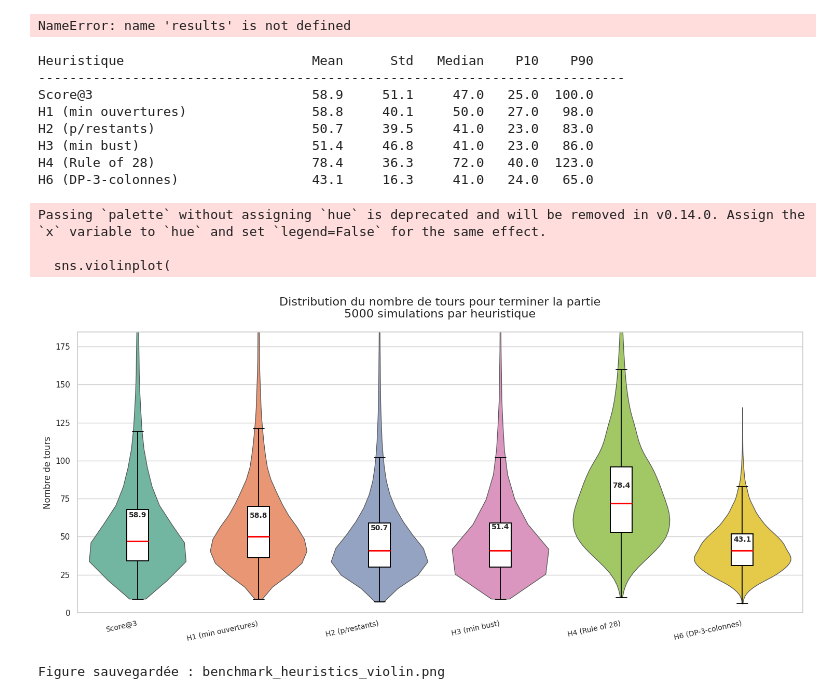
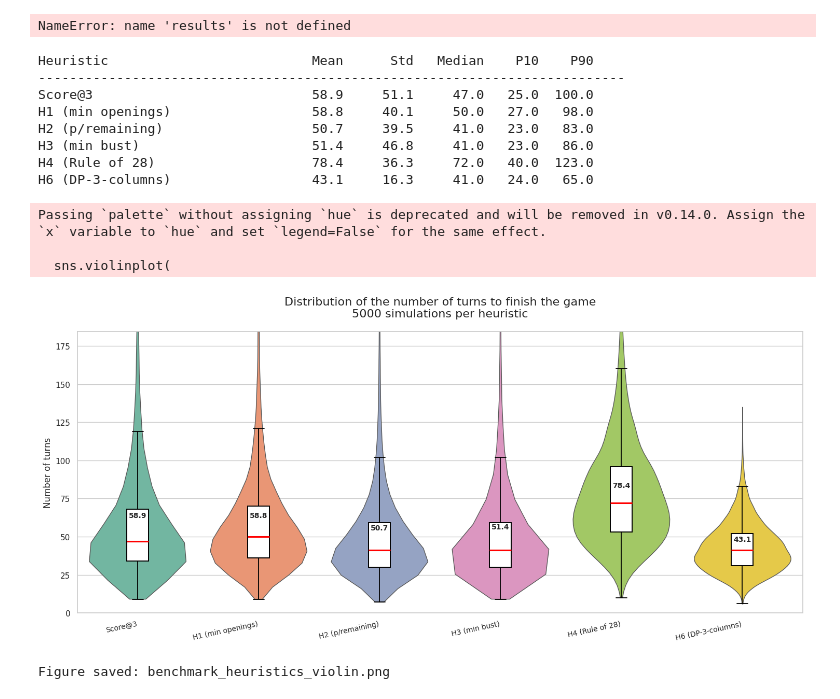
Before and after one commit to CamilleBernardB/Can-t-Stop-projet-IMI, a Jupyter notebook: heuristics_opening.ipynb, the cells around one changed output. Saved outputs shown, nothing was run; the diff lists cells and outputs as text; code cells hidden in the pictures.

```diff
--- a/heuristics_opening.ipynb
+++ b/heuristics_opening.ipynb
@@ -852,18 +852,18 @@ import matplotlib.pyplot as plt
 import seaborn as sns
 
 # ------------------------------------------------------------
-# Chargement des résultats
+# Loading results
 # ------------------------------------------------------------
 
 RESULTS_DIR = "heuristics_opening"
 
 files = {
     "Score@3":                  "result_Score@3.npy",
-    "H1 (min ouvertures)":      "result_H1_min_ouvertures.npy",
-    "H2 (p/restants)":          "result_H2_p-restants.npy",
+    "H1 (min openings)":        "result_H1_min_ouvertures.npy",
+    "H2 (p/remaining)":         "result_H2_p-restants.npy",
     "H3 (min bust)":            "result_H3.npy",
     "H4 (Rule of 28)":          "result_H4_Rule_of_28.npy",
-    "H6 (DP-3-colonnes)":       "result_H6_test.npy",
+    "H6 (DP-3-columns)":        "result_H6_test.npy",
 }
 
 results = {}
@@ -884,11 +884,11 @@ for name, filename in files.items():
     }
 
 # ------------------------------------------------------------
-# Tableau récapitulatif
+# Summary Table
 # ------------------------------------------------------------
 
 print(
-    f"{'Heuristique':30s} "
+    f"{'Heuristic':30s} "
     f"{'Mean':>8s} {'Std':>8s} {'Median':>8s} "
     f"{'P10':>6s} {'P90':>6s}"
 )
@@ -909,7 +909,7 @@ for name in files.keys():
     )
 
 # ------------------------------------------------------------
-# DataFrame seaborn
+# Seaborn DataFrame
 # ------------------------------------------------------------
 
 rows = []
@@ -919,23 +919,23 @@ for name, s in results.items():
     for value in s["scores"]:
 
         rows.append({
-            "Heuristique": name,
-            "Tours": value
+            "Heuristic": name,
+            "Turns": value
         })
 
 df = pd.DataFrame(rows)
 
 # ------------------------------------------------------------
-# Ordre fixe des heuristiques
+# Fixed order of heuristics
 # ------------------------------------------------------------
 
 order = [
     "Score@3",
-    "H1 (min ouvertures)",
-    "H2 (p/restants)",
+    "H1 (min openings)",
+    "H2 (p/remaining)",
     "H3 (min bust)",
     "H4 (Rule of 28)",
-    "H6 (DP-3-colonnes)",
+    "H6 (DP-3-columns)",
 ]
 
 # ------------------------------------------------------------
@@ -958,8 +958,8 @@ fig, ax = plt.subplots(figsize=(15, 7))
 
 sns.violinplot(
     data=df,
-    x="Heuristique",
-    y="Tours",
+    x="Heuristic",
+    y="Turns",
     order=order,
     palette=palette,
     inner=None,
@@ -975,8 +975,8 @@ sns.violinplot(
 
 sns.boxplot(
     data=df,
-    x="Heuristique",
-    y="Tours",
+    x="Heuristic",
+    y="Turns",
     order=order,
     width=0.18,
     showcaps=True,
@@ -1002,7 +1002,7 @@ sns.boxplot(
 )
 
 # ------------------------------------------------------------
-# Limite Y intelligente
+# Smart Y-axis limit
 # ------------------------------------------------------------
 
 upper_bounds = []
@@ -1023,7 +1023,7 @@ ymax = max(upper_bounds) * 1.15
 ax.set_ylim(0, ymax)
 
 # ------------------------------------------------------------
-# Moyennes affichées
+# Display means
 # ------------------------------------------------------------
 
 for i, name in enumerate(order):
@@ -1040,56 +1040,56 @@ for i, name in enumerate(order):
     )
 
 # ------------------------------------------------------------
-# Axes et titre
+# Axes and title
 # ------------------------------------------------------------
 
 N_SIMULATIONS = len(next(iter(results.values()))["scores"])
 
 ax.set_title(
-    f"Distribution du nombre de tours pour terminer la partie\n"
-    f"{N_SIMULATIONS} simulations par heuristique",
+    f"Distribution of the number of turns to finish the game\n"
+    f"{N_SIMULATIONS} simulations per heuristic",
     fontsize=16,
     pad=20,
 )
 
 ax.set_xlabel("")
-ax.set_ylabel("Nombre de tours", fontsize=12)
+ax.set_ylabel("Number of turns", fontsize=12)
 
 ax.set_xticklabels(
     order,
     rotation=12,
     ha="right",
     fontsize=10
 )
 
 # ------------------------------------------------------------
-# Sauvegarde
+# Save figure
 # ------------------------------------------------------------
 
 plt.tight_layout()
 
 output_file = "benchmark_heuristics_violin.png"
 
 plt.savefig(
     output_file,
     dpi=200,
     bbox_inches="tight"
 )
 
 plt.show()
 
-print(f"\nFigure sauvegardée : {output_file}")
+print(f"\nFigure saved: {output_file}")
 # %% [output]
-Heuristique                        Mean      Std   Median    P10    P90
+Heuristic                          Mean      Std   Median    P10    P90
 ---------------------------------------------------------------------------
 Score@3                            58.9     51.1     47.0   25.0  100.0
-H1 (min ouvertures)                58.8     40.1     50.0   27.0   98.0
-H2 (p/restants)                    50.7     39.5     41.0   23.0   83.0
+H1 (min openings)                  58.8     40.1     50.0   27.0   98.0
+H2 (p/remaining)                   50.7     39.5     41.0   23.0   83.0
 H3 (min bust)                      51.4     46.8     41.0   23.0   86.0
 H4 (Rule of 28)                    78.4     36.3     72.0   40.0  123.0
-H6 (DP-3-colonnes)                 43.1     16.3     41.0   24.0   65.0
+H6 (DP-3-columns)                  43.1     16.3     41.0   24.0   65.0
 Passing `palette` without assigning `hue` is deprecated and will be removed in v0.14.0. Assign the `x` variable to `hue` and set `legend=False` for the same effect.
 
   sns.violinplot(
-[figure, old version]
+[figure, new version]
-Figure sauvegardée : benchmark_heuristics_violin.png
+Figure saved: benchmark_heuristics_violin.png
```
Also changed, not shown: 1 other file.
